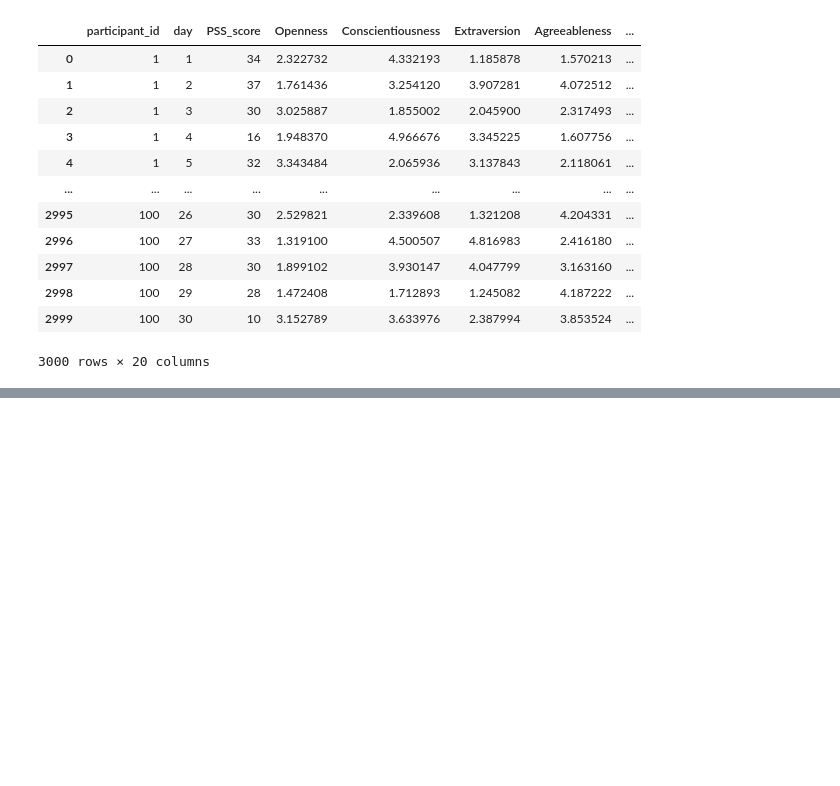
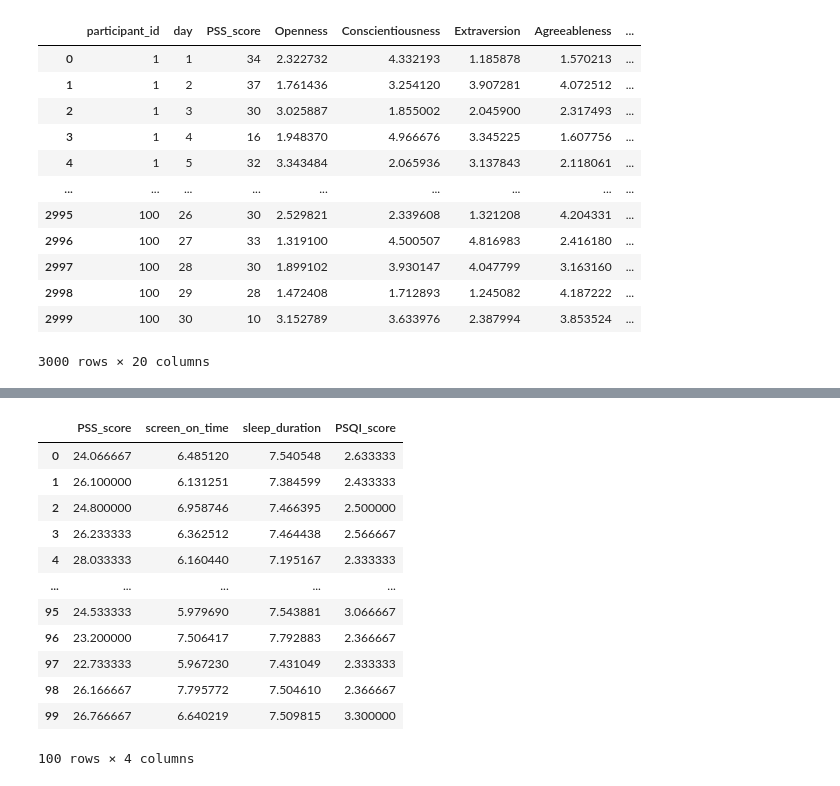
Before and after one commit to Harshan-Kurapati/StressDetection, a Jupyter notebook: Untitled.ipynb, the cells around one changed output, grey strips where cells are left out. Cells and saved outputs as stored; diff of their text form; code cells hidden in the pictures; blank space fills up the shorter version.

```diff
--- a/Untitled.ipynb
+++ b/Untitled.ipynb
@@ -276,0 +316,16 @@ xx
+# %%
+X
+# %% [output]
+|  | PSS_score | screen_on_time | sleep_duration | PSQI_score |
+| 0 | 24.066667 | 6.485120 | 7.540548 | 2.633333 |
+| 1 | 26.100000 | 6.131251 | 7.384599 | 2.433333 |
+| 2 | 24.800000 | 6.958746 | 7.466395 | 2.500000 |
+| 3 | 26.233333 | 6.362512 | 7.464438 | 2.566667 |
+| 4 | 28.033333 | 6.160440 | 7.195167 | 2.333333 |
+| ... | ... | ... | ... | ... |
+| 95 | 24.533333 | 5.979690 | 7.543881 | 3.066667 |
+| 96 | 23.200000 | 7.506417 | 7.792883 | 2.366667 |
+| 97 | 22.733333 | 5.967230 | 7.431049 | 2.333333 |
+| 98 | 26.166667 | 7.795772 | 7.504610 | 2.366667 |
+| 99 | 26.766667 | 6.640219 | 7.509815 | 3.300000 |
+100 rows × 4 columns
```
Also changed, not shown: parts of 15 cells of this notebook.
